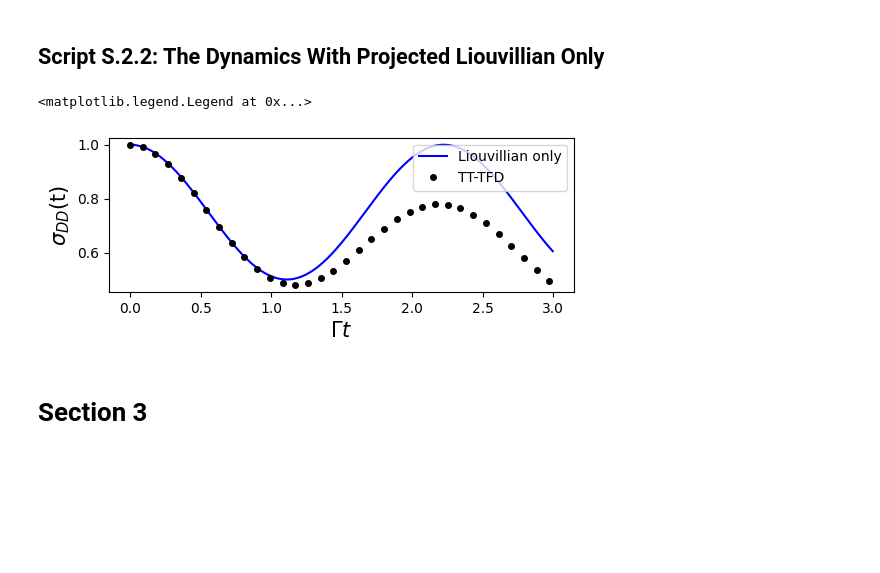
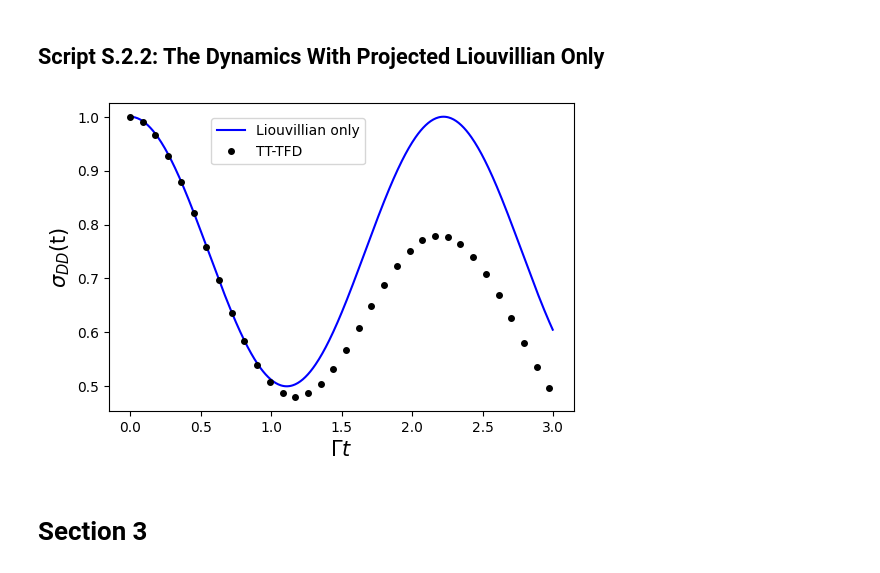
Before and after one commit to batistagroup/qflux, a Jupyter notebook: demos/manuscript/JCTC_VI.ipynb, the cells around one changed output. Saved outputs shown, nothing was run; the diff lists cells and outputs as text; code cells hidden in the pictures; blank space fills up the shorter version.

```diff
--- a/demos/manuscript/JCTC_VI.ipynb
+++ b/demos/manuscript/JCTC_VI.ipynb
@@ -181,23 +192,23 @@ LN0[2][2] = -2. * EPSILON
 # %%
 import scipy.linalg as LA
 
 sigma_liou = np.zeros((pa.TIME_STEPS, pa.DOF_E_SQ), dtype=np.complex128)
 time_arr = np.linspace(0,(pa.TIME_STEPS-1)*pa.DT,pa.TIME_STEPS)
 sigma_liou[0] = np.array([1.0,0,0,0],dtype=np.complex128)
 for i in range(1,pa.TIME_STEPS):
   sigma_liou[i] = LA.expm(-1j*LN0*pa.DT)@sigma_liou[i-1]
 
 #read TT-TFD result and plot to compare
-timeVec, sigma_tt_tfd = wr.read_operator_array(pa.TIME_STEPS,"qflux/data/GQME_Example/TTTFD_Output/TFDSigma_")
-plt.figure(figsize=(6,2))
+timeVec, sigma_tt_tfd = wr.read_operator_array(pa.TIME_STEPS,f"{data_dir}/TTTFD_Output/TFDSigma_")
+plt.figure(figsize=(6,4))
 plt.plot(time_arr, sigma_liou[:,0].real,'b-', label='Liouvillian only')
 plt.plot(timeVec,  sigma_tt_tfd[:,0].real,'ko', markersize=4,markevery=15, label='TT-TFD')
 plt.xlabel(r'$\Gamma t$',fontsize=15)
 plt.ylabel(r'$\sigma_{DD}$(t)',fontsize=15)
-plt.legend(loc = 'upper right')
+plt.legend(loc = (0.22, 0.8))
+plt.show()
 # %% [output]
-<matplotlib.legend.Legend at 0x...>
-[figure, old version]
+[figure, new version]
 # %% [markdown]
 # Section 3
 # %% [markdown]
```
Also changed, not shown: parts of 21 cells of this notebook, 1 other file.
